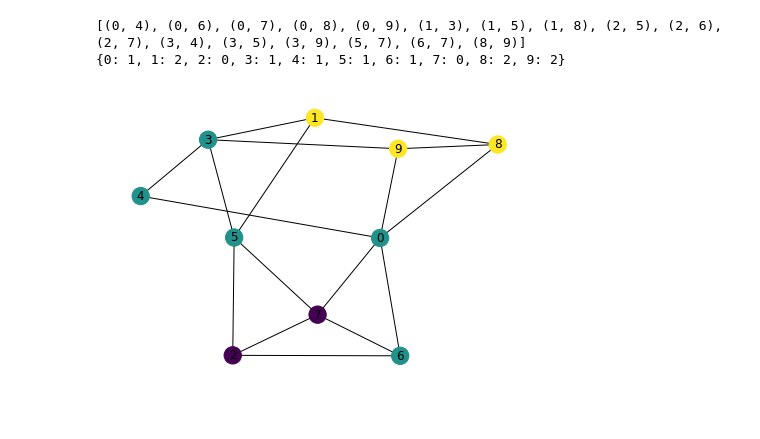
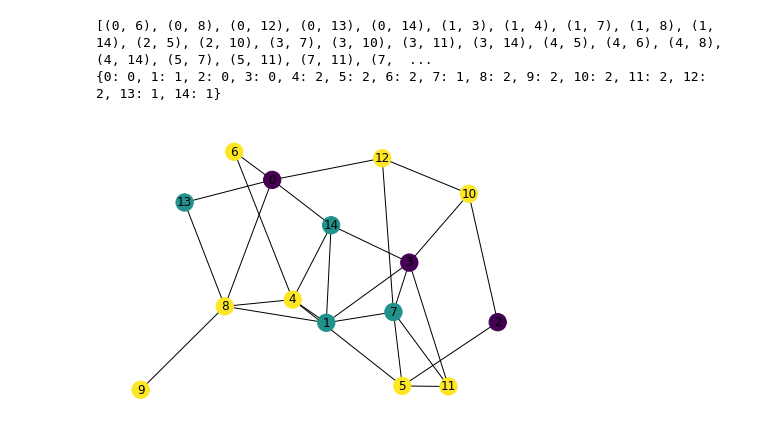
Before and after one commit to 1-0-GO/Coevolutionary-dynamics-of-opinions-and-networks--From-diversity-to-uniformity, a Jupyter notebook: simulation.ipynb, the cells around one changed output. Cells and saved outputs as stored; diff of their text form; code cells hidden in the pictures.

```diff
--- a/simulation.ipynb
+++ b/simulation.ipynb
@@ -1,16 +1,20 @@
 # %%
 import networkx as nx
 import numpy as np
+# %%
+def get_neighbor_opinion_distribution(G, node):
+    count = {}
+    for neigh in nx.neighbors(G, node):
+        opinion = G.nodes[neigh]['opinion']
+        count[opinion] = count.get(opinion, 0) + 1
+    return count
 # %%
 def get_majority_opinion(G, node):
     """
     Calculate the majority opinion of the nodes, i.e., the opinion held by the largest
     number of individuals among the neighbors of the node.
     """
-    count = {}
-    for neigh in nx.neighbors(G, node):
-        opinion = G.nodes[neigh]['opinion']
-        count[opinion] = count.get(opinion, 0) + 1
+    count = get_neighbor_opinion_distribution(G, node)
     max_count = 0
     maj_opinion = None
     for o, c in count.items():
@@ -27,6 +68,14 @@ class Simulation:
         self.G = G
         self.time = 0
         self.graph = nx.gnp_random_graph(N, avg_degree/N)
+        # Guarantee initial graph is connected
+        i = 0
+        while(not nx.is_connected(self.graph)):
+            if i == 5:
+                raise RuntimeError("Couldn't generate connected random graph.")
+            else:
+               self.graph = nx.gnp_random_graph(N, avg_degree/N)
+               i += 1
         self.init_opinions()
     def init_opinions(self):
         """
@@ -49,30 +98,34 @@ class Simulation:
             self.graph.nodes[node]['opinion'] = maj_opinion
         # rule==0 -> Apply minority avoidance rule to node
         else:
-            pass
+           rewire(self.graph, node, self.phi)
         self.time += 1
     def stop_condition(self):
         """
         When we reach the consensus state we can stop the simulation, i.e., when each individuals
         opinion agrees with the majority of its neighbors.
         """
+        def agrees_with_majority(node):
+            count = get_neighbor_opinion_distribution(self.graph, node)
+            max_opinion_count = max(count.values())
+            return count.get(self.graph.nodes[node]['opinion'], 0) == max_opinion_count
         return all(
-                get_majority_opinion(self.graph, node) == self.graph.nodes[node]['opinion']
+                agrees_with_majority(node)
                 for node in nx.nodes(self.graph)
              )
 # %%
 def draw(G):
     nx.draw(G, with_labels= True, node_color=list(nx.get_node_attributes(G, "opinion").values()))
 # %%
-simul = Simulation(N=10, avg_degree=4, p=1)
+simul = Simulation(N=15, avg_degree=4)
 G = simul.graph
 print(simul.graph.edges)
 print(nx.get_node_attributes(G, "opinion"))
 draw(G)
 # %% [output]
-[(0, 4), (0, 6), (0, 7), (0, 8), (0, 9), (1, 3), (1, 5), (1, 8), (2, 5), (2, 6), (2, 7), (3, 4), (3, 5), (3, 9), (5, 7), (6, 7), (8, 9)]
-{0: 1, 1: 2, 2: 0, 3: 1, 4: 1, 5: 1, 6: 1, 7: 0, 8: 2, 9: 2}
+[(0, 6), (0, 8), (0, 12), (0, 13), (0, 14), (1, 3), (1, 4), (1, 7), (1, 8), (1, 14), (2, 5), (2, 10), (3, 7), (3, 10), (3, 11), (3, 14), (4, 5), (4, 6), (4, 8), (4, 14), (5, 7), (5, 11), (7, 11), (7,  ...
+{0: 0, 1: 1, 2: 0, 3: 0, 4: 2, 5: 2, 6: 2, 7: 1, 8: 2, 9: 2, 10: 2, 11: 2, 12: 2, 13: 1, 14: 1}
-[figure, old version]
+[figure, new version]
 # %%
 for _ in range(5) :
     simul.step()
```
Also changed, not shown: parts of 3 cells of this notebook.
